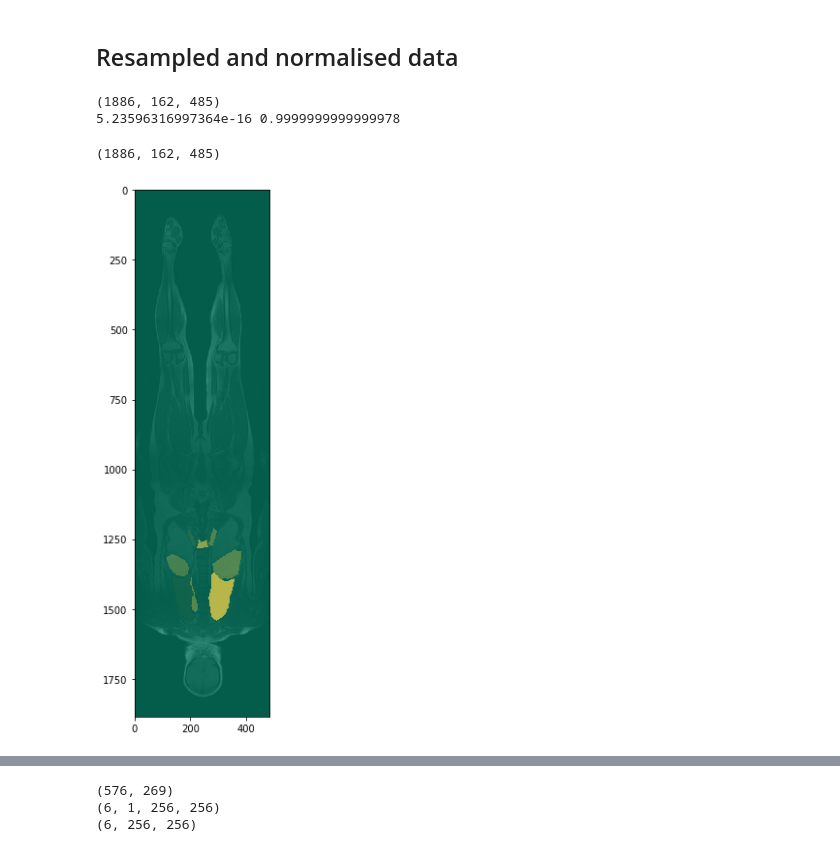
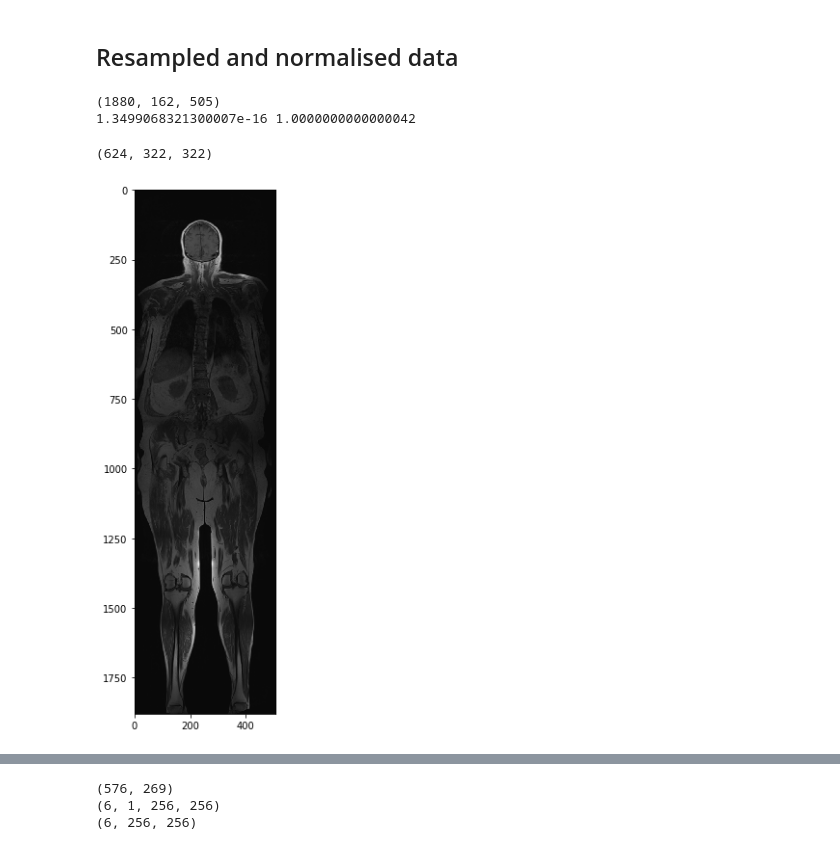
Before and after one commit to momenator/ct-mr-translation, a Jupyter notebook: Untitled.ipynb, the cells around one changed output, grey strips where cells are left out. Saved outputs shown, nothing was run; the diff lists cells and outputs as text; code cells hidden in the pictures.

```diff
--- a/Untitled.ipynb
+++ b/Untitled.ipynb
@@ -58,23 +56,26 @@ def unpatchify(patches: np.ndarray, imsize: Tuple[int, int]):
 ## Resampled and normalised data
 # %%
 # load scan
-mr1 = np.load('./data/visceral/test/10000003_3_MRT1_wb.npz')['data']
+mr1 = np.load('./data/visceral_full/train/10000063_3_MRT1_wb.npz')['data']
+
+# mr1 = np.load('./data/visceral_full/train/10000131_1_CTce_ThAb.npz')['data']
 print(mr1.shape)
 print(mr1.mean(), mr1.std()) # almost 0
 # %% [output]
-(1886, 162, 485)
-5.23596316997364e-16 0.9999999999999978
+(1880, 162, 505)
+1.3499068321300007e-16 1.0000000000000042
 # %%
 # load seg
-mr1_seg = np.load('./data/visceral/test/annotations/10000003_3_MRT1_wb.npz')['data']
+mr1_seg = np.load('./data/visceral_full/train/annotations/10000131_1_CTce_ThAb.npz')['data']
 print(mr1_seg.shape)
 # %% [output]
-(1886, 162, 485)
+(624, 322, 322)
 # %%
-i = 100
+i = 90
+# print(np.unique(mr1_seg))
 plt.figure(figsize=(10, 10))
-plt.imshow(mr1[:,i,:])
-plt.imshow(mr1_seg[:, i, :], cmap="summer", alpha=0.7)
+plt.imshow(np.flip(mr1[:,i,:]))
+# plt.imshow(mr1_seg[:, i, :], cmap="summer", alpha=0.7)
 plt.show()
 # %% [output]
-[figure, old version]
+[figure, new version]
```
Also changed, not shown: parts of 11 cells of this notebook, 10 other files.
